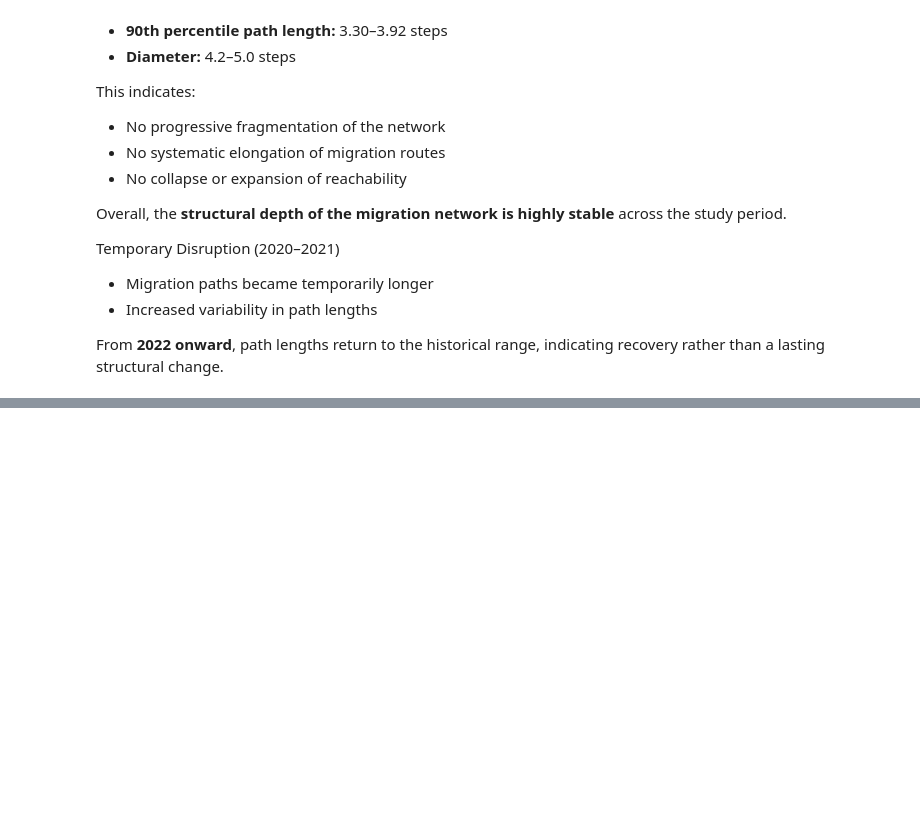
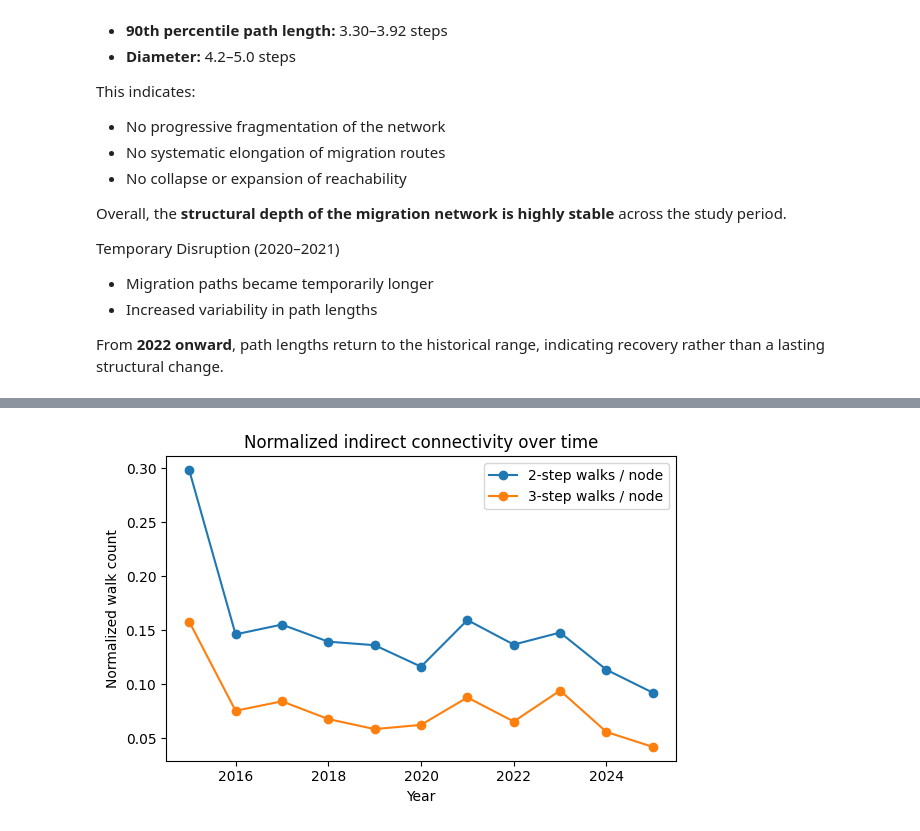
Before and after one commit to manasi2905/Climate-Change-Driven-Bird-Migration, a Jupyter notebook: network_features.ipynb, the cells around one changed output, grey strips where cells are left out. Drawn from its saved outputs; the diff is of its cells as text; code cells hidden in the pictures; blank space fills up the shorter version.

```diff
--- a/network_features.ipynb
+++ b/network_features.ipynb
@@ -208,0 +295,6 @@ From **2022 onward**, path lengths return to the historical range, indicating re
+# %%
+# Normalize walk counts by network size (number of nodes)
+results_df['norm_walks_len_2'] = results_df['walks_len_2'] / results_df['num_nodes']
+results_df['norm_walks_len_3'] = results_df['walks_len_3'] / results_df['num_nodes']
+
+display(results_df[['year', 'norm_walks_len_2', 'norm_walks_len_3']])
@@ -208,0 +314,12 @@ From **2022 onward**, path lengths return to the historical range, indicating re
+# %%
+plt.figure(figsize=(6, 4))
+plt.plot(results_df['year'], results_df['norm_walks_len_2'], marker='o', label='2-step walks / node')
+plt.plot(results_df['year'], results_df['norm_walks_len_3'], marker='o', label='3-step walks / node')
+plt.xlabel("Year")
+plt.ylabel("Normalized walk count")
+plt.title("Normalized indirect connectivity over time")
+plt.legend()
+plt.tight_layout()
+plt.show()
+# %% [output]
+[figure, added]
```
Also changed, not shown: parts of 6 cells of this notebook.
